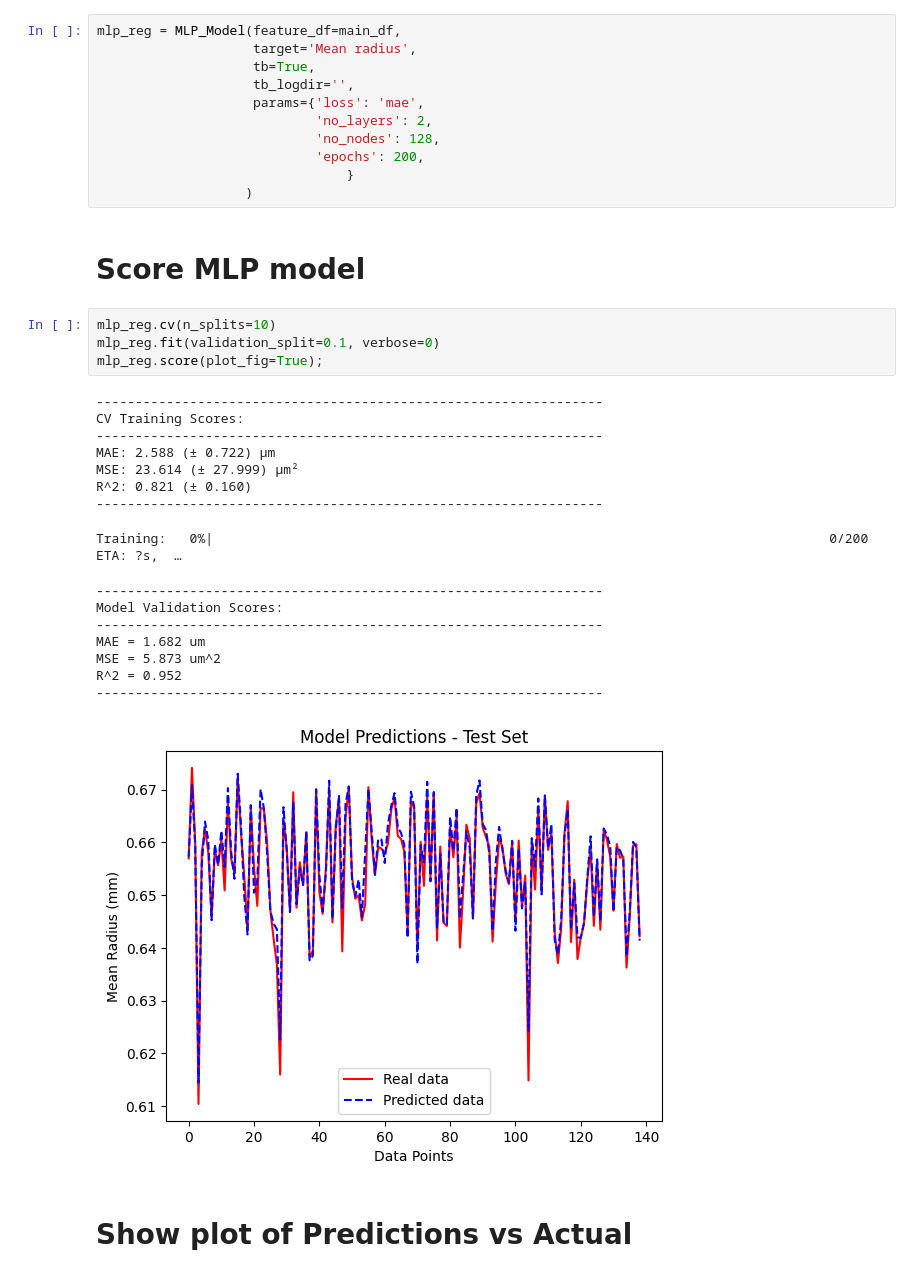
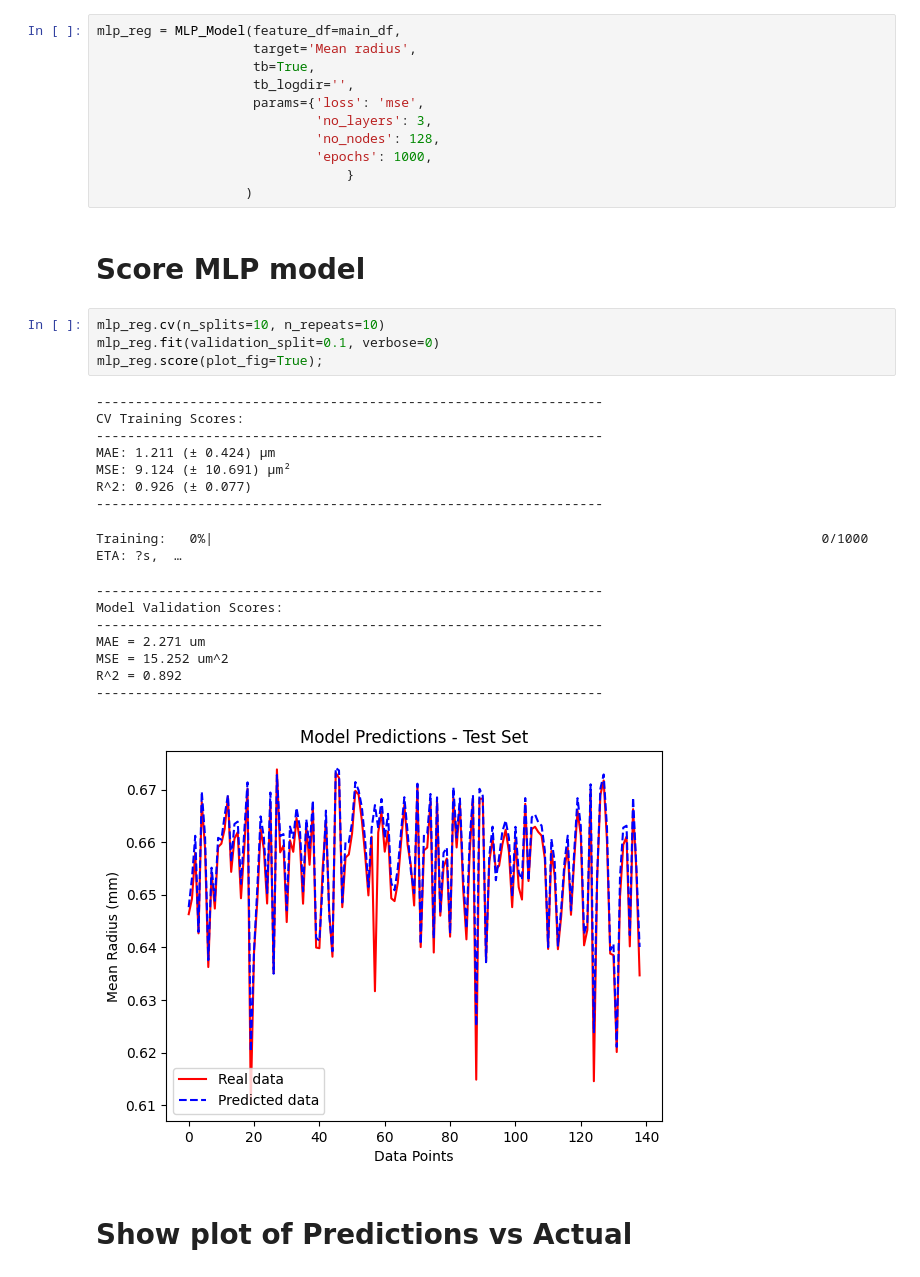
Before and after one commit to TomJessel/PhD-DCB_Grinding, a Jupyter notebook: ml_testing.ipynb, the cells around one changed output. Drawn from its saved outputs; the diff is of its cells as text.

```diff
--- a/ml_testing.ipynb
+++ b/ml_testing.ipynb
@@ -45,35 +45,35 @@ mlp_reg = MLP_Model(feature_df=main_df,
                     target='Mean radius',
                     tb=True,
                     tb_logdir='',
-                    params={'loss': 'mae',
-                            'no_layers': 2,
+                    params={'loss': 'mse',
+                            'no_layers': 3,
                             'no_nodes': 128,
-                            'epochs': 200,
+                            'epochs': 1000,
                                 }
                    )
 # %% [markdown]
 # Score MLP model
 # %%
-mlp_reg.cv(n_splits=10)
+mlp_reg.cv(n_splits=10, n_repeats=10)
 mlp_reg.fit(validation_split=0.1, verbose=0)
 mlp_reg.score(plot_fig=True);
 # %% [output]
 -----------------------------------------------------------------
 CV Training Scores:
 -----------------------------------------------------------------
-MAE: 2.588 (± 0.722) µm
-MSE: 23.614 (± 27.999) µm²
-R^2: 0.821 (± 0.160)
+MAE: 1.211 (± 0.424) µm
+MSE: 9.124 (± 10.691) µm²
+R^2: 0.926 (± 0.077)
 -----------------------------------------------------------------
-Training:   0%|                                                                               0/200 ETA: ?s,  …
+Training:   0%|                                                                              0/1000 ETA: ?s,  …
 -----------------------------------------------------------------
 Model Validation Scores:
 -----------------------------------------------------------------
-MAE = 1.682 um
-MSE = 5.873 um^2
-R^2 = 0.952
+MAE = 2.271 um
+MSE = 15.252 um^2
+R^2 = 0.892
 -----------------------------------------------------------------
-[figure, old version]
+[figure, new version]
 # %% [markdown]
 # Show plot of Predictions vs Actual
 # %% [markdown]
```
Also changed, not shown: parts of 3 cells of this notebook, 2 other files.
